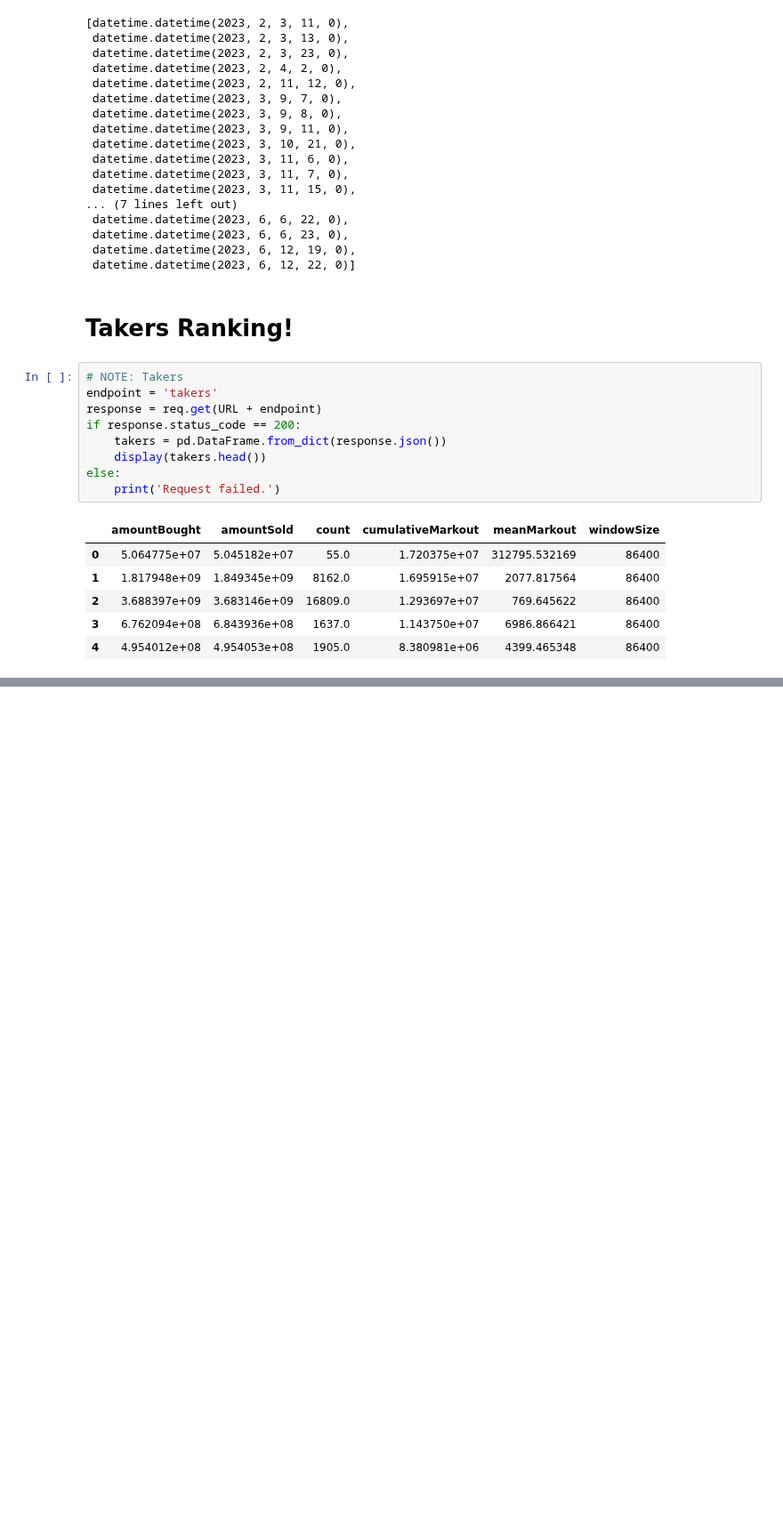
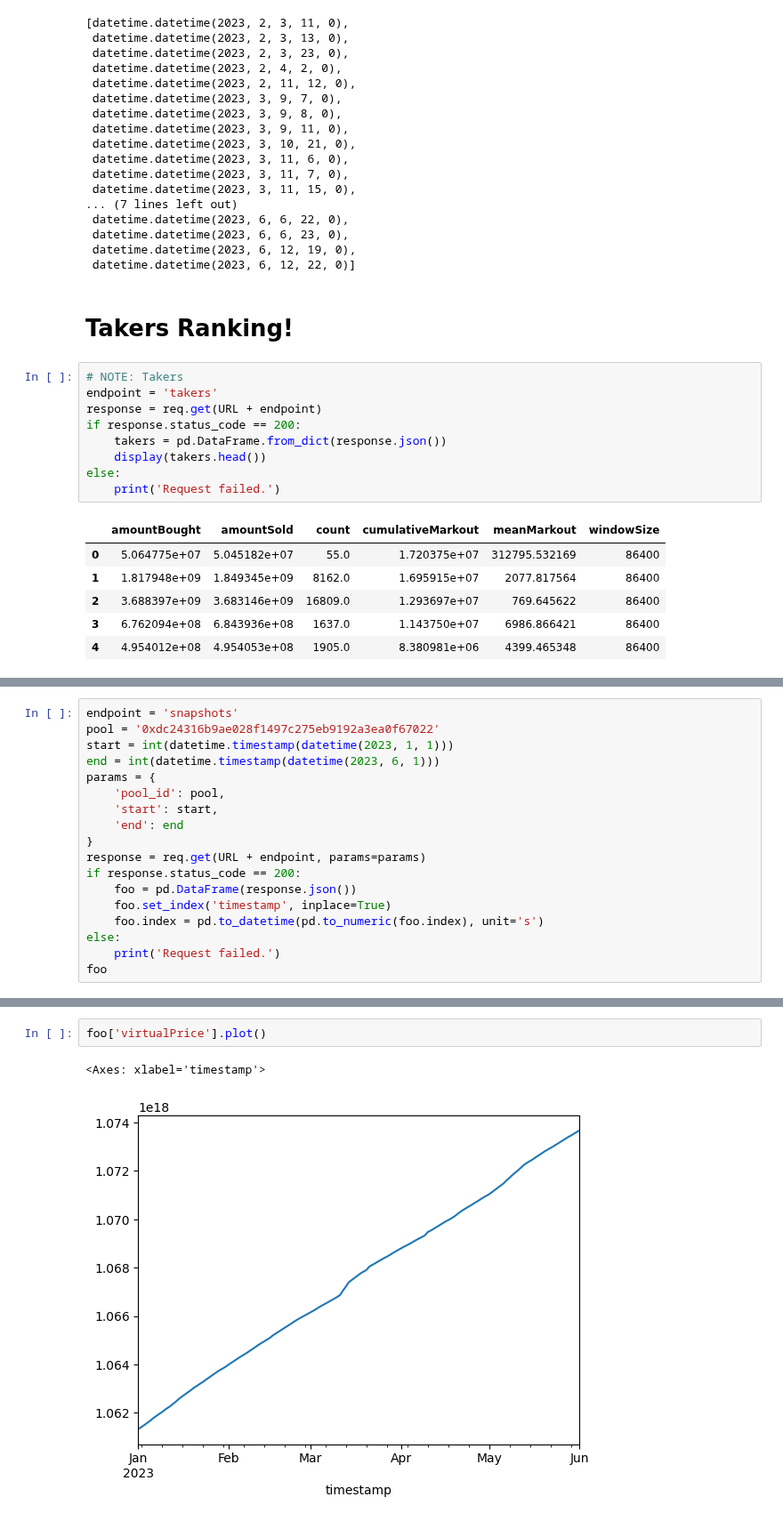
Before and after one commit to xenophonlabs/curve-lp-metrics, a Jupyter notebook: README.ipynb, the cells around one changed output, grey strips where cells are left out. Shown at 89% size. Cells and saved outputs as stored; diff of their text form; blank space fills up the shorter version.

```diff
--- a/README.ipynb
+++ b/README.ipynb
@@ -216,0 +299,18 @@ else:
+# %%
+endpoint = 'snapshots'
+pool = '0xdc24316b9ae028f1497c275eb9192a3ea0f67022'
+start = int(datetime.timestamp(datetime(2023, 1, 1)))
+end = int(datetime.timestamp(datetime(2023, 6, 1)))
+params = {
+    'pool_id': pool,
+    'start': start,
+    'end': end
+}
+response = req.get(URL + endpoint, params=params)
+if response.status_code == 200:
+    foo = pd.DataFrame(response.json())
+    foo.set_index('timestamp', inplace=True)
+    foo.index = pd.to_datetime(pd.to_numeric(foo.index), unit='s')
+else:
+    print('Request failed.')
+foo
@@ -216,0 +332,5 @@ else:
+# %%
+foo['virtualPrice'].plot()
+# %% [output]
+<Axes: xlabel='timestamp'>
+[figure, added]
```
Also changed, not shown: parts of 10 cells of this notebook, 39 other files.
